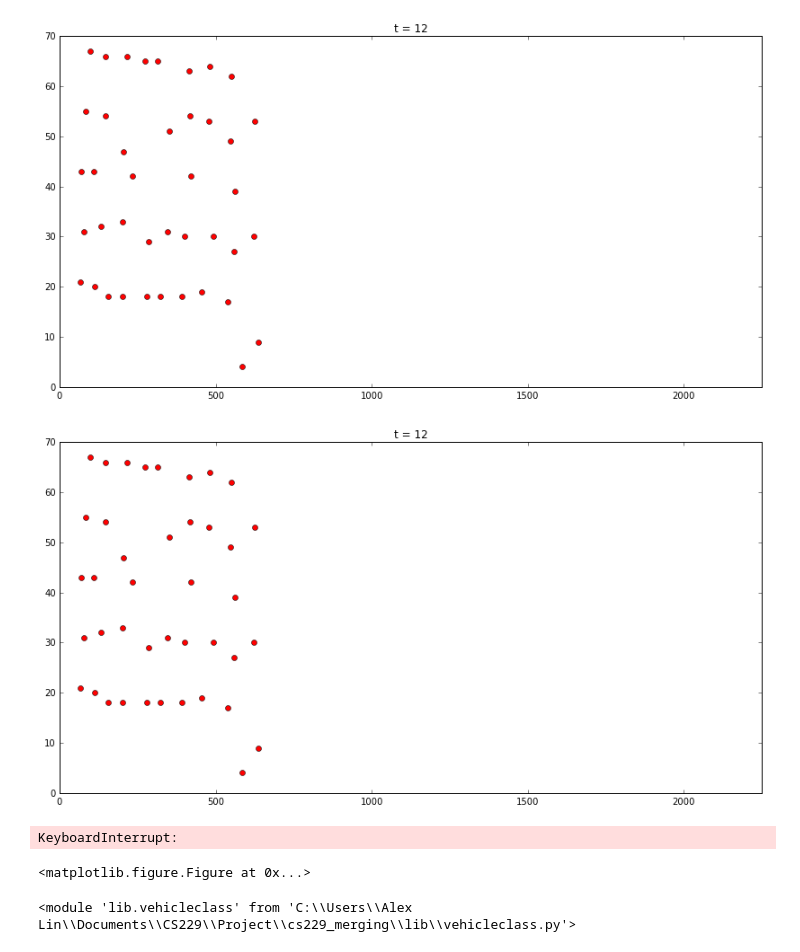
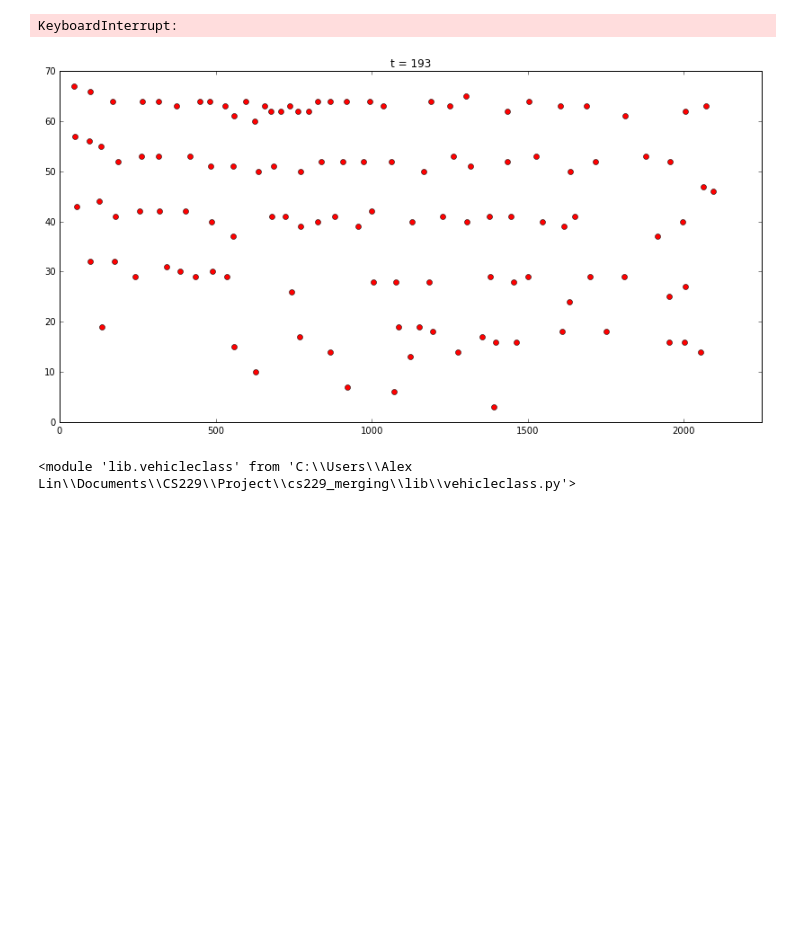
Before and after one commit to alin719/cs229_merging, a Jupyter notebook: Sandbox.ipynb, the cells around one changed output. Saved outputs shown, nothing was run; the diff lists cells and outputs as text; code cells hidden in the pictures; blank space fills up the shorter version.

```diff
--- a/Sandbox.ipynb
+++ b/Sandbox.ipynb
@@ -30,33 +33,23 @@ vidDict = util.loadJSONDict("testDump.json")
 # %%
 #With a loaded frameDict, animates frames.
 fig_size = plt.rcParams["figure.figsize"]
 
 # Prints: [8.0, 6.0]
 print("Current size:", fig_size)
 
 # Set figure width to 12 and height to 9
 fig_size[0] = 14
 fig_size[1] = 7
 plt.rcParams["figure.figsize"] = fig_size
 plt.figure(1)
 
 for i in range(int(len(frameDict)/2)):
     curFrame = frameDict[100 + i*5]
     plotFrame(curFrame)
-#     x,y = getFramePoints(curFrame)
-
-#     plt.plot(y,70 - x, 'ro')
-#     plt.title("t = " + str(i))
-#     plt.axis([0, 2250, 0, 70])
-#     display.clear_output(wait=True)
-#     display.display(pl.gcf())
-
-#     plt.show()
+    plt.clf()
 # %% [output]
+KeyboardInterrupt:
-[figure, old version]
+[figure, new version]
-[figure, removed]
-KeyboardInterrupt:
-<matplotlib.figure.Figure at 0x...>
 # %%
 def plotFrame(curFrame):
     x,y = getFramePoints(curFrame)
```
Also changed, not shown: parts of 3 cells of this notebook, 3 other files.
